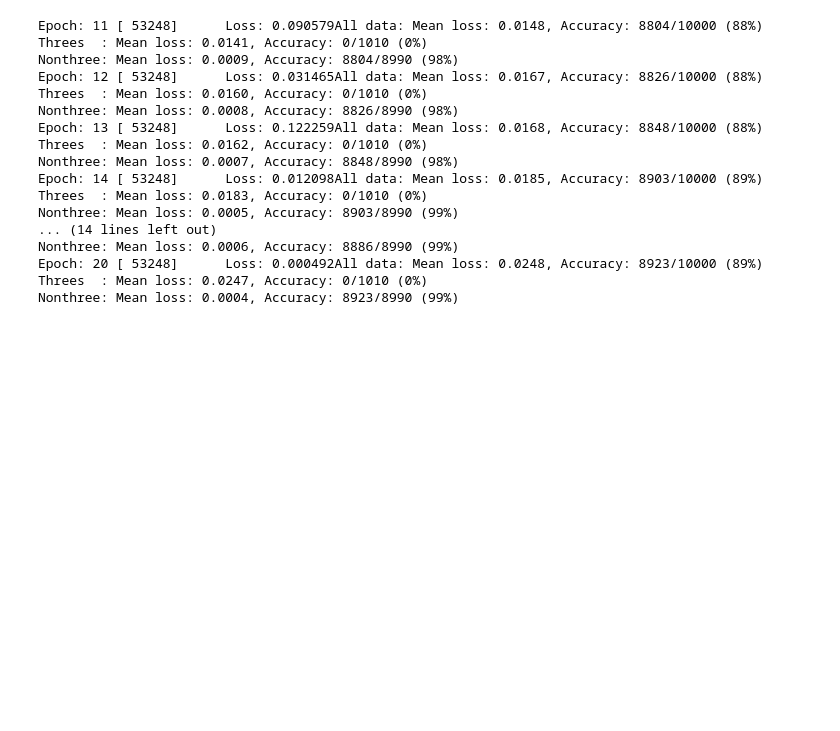
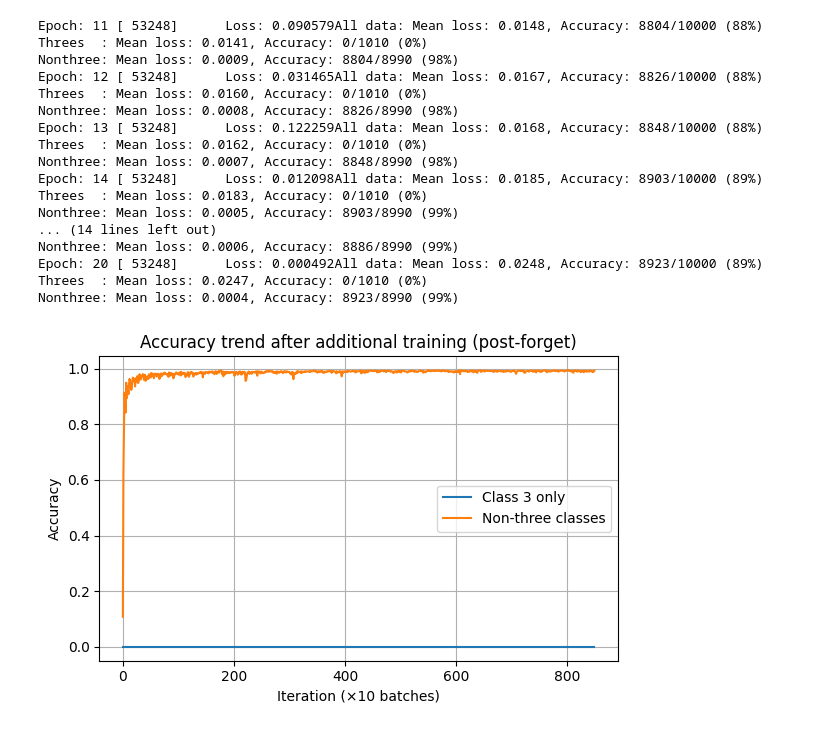
Before and after one commit to kentoooooo/AmnesiacML, a Jupyter notebook: Amnesiac Unlearning - MNIST.ipynb, the cells around one changed output. Saved outputs shown, nothing was run; the diff lists cells and outputs as text; code cells hidden in the pictures; blank space fills up the shorter version.

```diff
--- a/Amnesiac Unlearning - MNIST.ipynb
+++ b/Amnesiac Unlearning - MNIST.ipynb
@@ -469,3 +507,39 @@ path = F"resnet/selective_post_accuracy_nonthree.txt"
 with open(path, 'w') as f:
   for data in selective_post_accuracy_nonthree:
     f.write(f"{data},")
+# %%
+# =============================================================
+# 追加セル：精度ログ（CSV 風 .txt）を読み込んで可視化する
+#   - _three_  : クラス 3 の精度推移
+#   - _nonthree: クラス 3 以外の精度推移
+# =============================================================
+import matplotlib.pyplot as plt
+from pathlib import Path
+
+# ---------- ① ログファイルのパスを指定 ------------------------
+epoch_to_plot = 15  # ← 最後に保存したエポック番号に合わせて変更
+log3  = Path(f"resnet/selective_post_accuracy_three.txt")
+lognt = Path(f"resnet/selective_post_accuracy_nonthree.txt")
+
+def load_log(path):
+    """CSV 風 '0.78,0.80,0.82,' → [0.78, 0.80, 0.82] に変換"""
+    with open(path, "r") as f:
+        txt = f.read().strip(",\n ")
+    return [float(x) for x in txt.split(",") if x]
+
+acc_three   = load_log(log3)
+acc_nonthree = load_log(lognt)
+
+# ---------- ② グラフ描画 --------------------------------------
+plt.figure(figsize=(6,4))
+plt.plot(acc_three,    label="Class 3 only")
+plt.plot(acc_nonthree, label="Non‑three classes")
+plt.xlabel("Iteration (×10 batches)")  # 10バッチごとに1点
+plt.ylabel("Accuracy")
+plt.title("Accuracy trend after additional training (post‑forget)")
+plt.legend()
+plt.grid(True)
+plt.tight_layout()
+plt.show()
+# %% [output]
+[figure, added]
```
Also changed, not shown: parts of 4 cells of this notebook.
